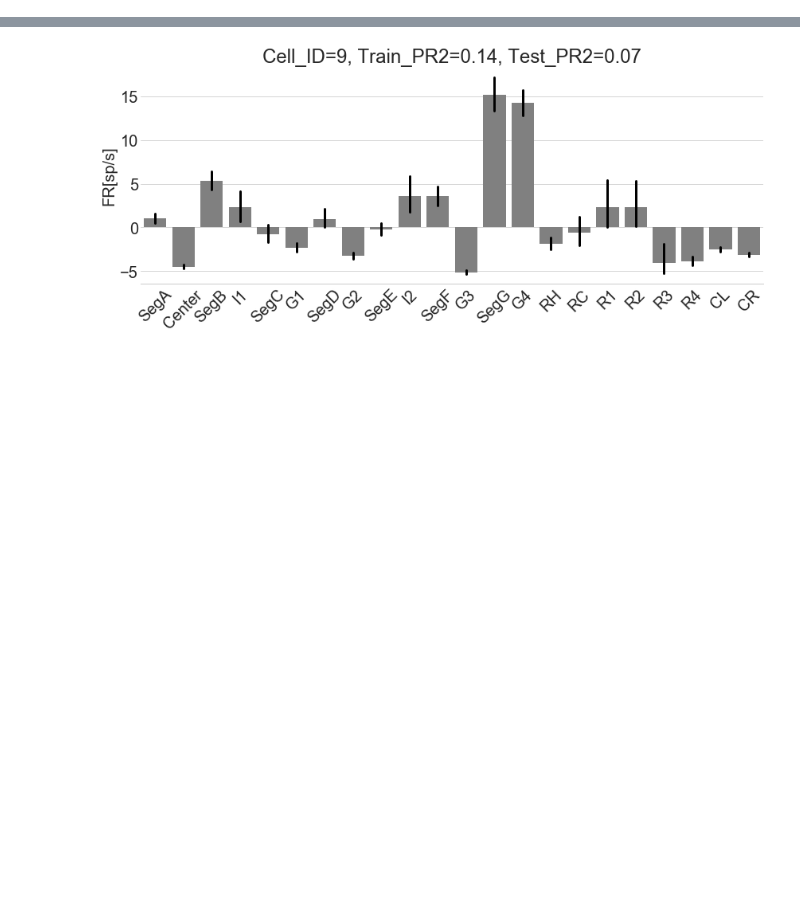
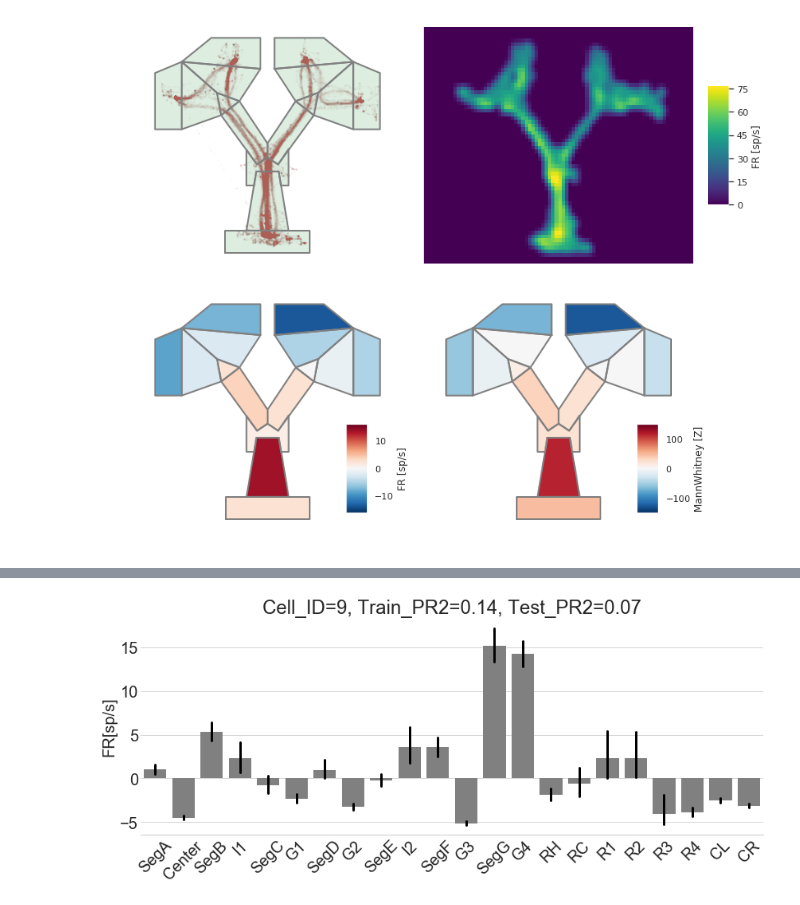
Before and after one commit to alexgonzl/TreeMazeAnalyses, a Jupyter notebook: Notebooks/Load_Data_Tests.ipynb, the cells around one changed output, grey strips where cells are left out. Saved outputs shown, nothing was run; the diff lists cells and outputs as text; code cells hidden in the pictures; blank space fills up the shorter version.

```diff
--- a/Notebooks/Load_Data_Tests.ipynb
+++ b/Notebooks/Load_Data_Tests.ipynb
@@ -510,0 +295,12 @@ def plotFitComp(orig,fit,spks,time,a):
+# %%
+ST = reload(ST)
+SF = reload(SF)
+
+cell_id = 15
+spikes = cell_bin_spikes[cell_id]
+smFR = cell_FR[cell_id]
+
+spikesByPos = ST.getPosBinSpikeMaps(spikes,PosDat,spacing=spacing)
+FR_ByPos = ST.getPosBinFRMaps(spikesByPos,OccInfo['time'])
+spikesByZone = np.bincount(PosDat['PosZones'],spikes,TMF.nZones).astype(int)
+FR_ByZone = np.bincount(PosDat['PosZones'],smFR,TMF.nZones).astype(int)
@@ -510,0 +361,37 @@ def plotFitComp(orig,fit,spks,time,a):
+# %%
+ST = reload(ST)
+StatsF = reload(StatsF)
+sns.set()
+
+xPos = [[0.02,0.43],[0.02,0.43]]
+yPos = [[0.50,0.50],[0.05,0.05]]
+W = 0.38
+H = 0.4
+#f,ax=plt.subplots(2,3, figsize=(12,6),gridspec_kw= dict(width_ratios=(4,4,0.2), height_ratios=[1,1], wspace=0.02))
+f,ax=plt.subplots(2,2, figsize=(12,10))#gridspec_kw= dict(width_ratios=(4,4,0.2), height_ratios=[1,1], wspace=0.02))
+
+ax[0][0]= ST.plotTM_Trace(ax[0][0],PosDat['x'],PosDat['y'],bin_spikes = spikes)
+ax[0][0].axis('equal')
+ax[0][0].set_position([xPos[0][0],yPos[0][0],W,H])
+
+FR_ByPos[np.isnan(FR_ByPos)]=0
+cax1=plt.axes([0.83,0.60,0.03,0.2])
+ax[0][1]= ST.plotHeatMap(ax[0][1],cax1,FR_ByPos,smooth=True,w=w,s=s)
+ax[0][1].set_position([xPos[0][1],yPos[0][1],W,H])
+
+
+posdat = PosDat['PosZones'].astype(int)
+out = StatsF.getSpikeStats(smFR,posdat)
+cax2=plt.axes([0.32,0.08,0.03,0.15])
+ax[1][0],cax2=ST.plotZonesHeatMap(ax[1][0],cax2,out['mean']-np.mean(smFR),alpha=1)
+cax2.set_ylabel('FR [sp/s]')
+ax[1][0].set_position([xPos[1][0],yPos[1][0],W,H])
+
+cax3=plt.axes([0.73,0.08,0.03,0.15])
+ax[1][1],cax3=ST.plotZonesHeatMap(ax[1][1],cax3,out['MWUz'],alpha=1)
+cax3.set_ylabel('MannWhitney [Z]')
+ax[1][1].set_position([xPos[1][1],yPos[1][1],W,H])
+
+f.savefig(sessionPaths['Plots']/('FR_Maps_CellID-{}.png'.format(cell_id)),dpi=500, bbox_inches='tight',pad_inches=0.2)
+# %% [output]
+[figure, added]
```
Also changed, not shown: parts of 82 cells of this notebook, 8 other files.
